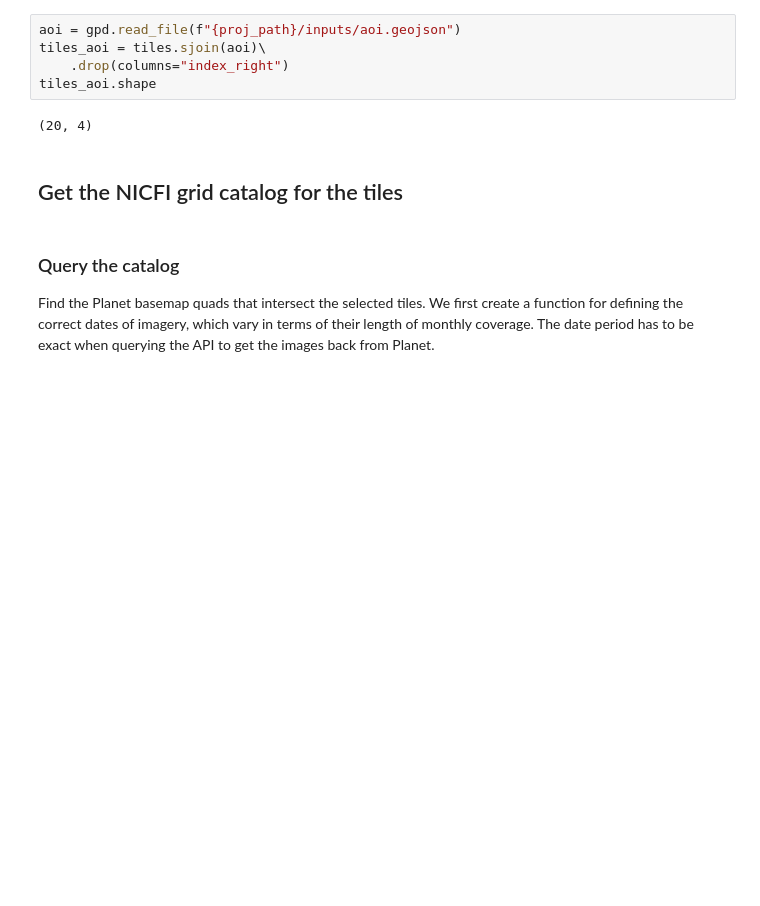
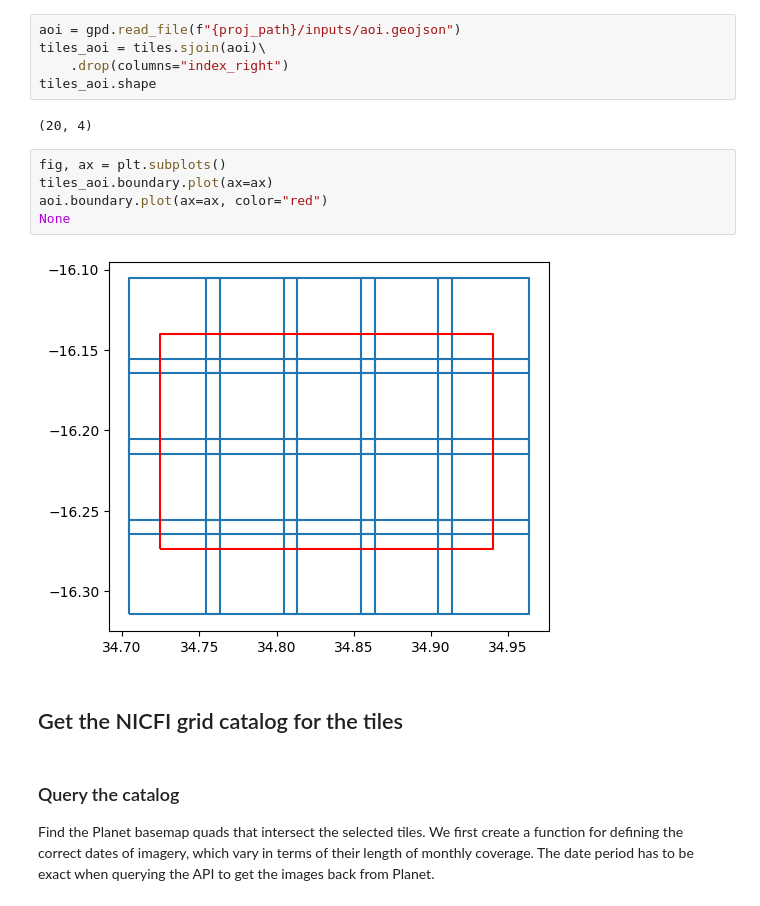
Before and after one commit to agroimpacts/nmeo, a Jupyter notebook: materials/code/notebooks/planet_downloader_retiler.ipynb, the cells around one changed output. Saved outputs shown, nothing was run; the diff lists cells and outputs as text; blank space fills up the shorter version.

```diff
--- a/materials/code/notebooks/planet_downloader_retiler.ipynb
+++ b/materials/code/notebooks/planet_downloader_retiler.ipynb
@@ -153,6 +162,13 @@ tiles_aoi = tiles.sjoin(aoi)\
 tiles_aoi.shape
 # %% [output]
 (20, 4)
+# %%
+fig, ax = plt.subplots()
+tiles_aoi.boundary.plot(ax=ax)
+aoi.boundary.plot(ax=ax, color="red")
+None
+# %% [output]
+[figure, added]
 # %% [markdown]
 ## Get the NICFI grid catalog for the tiles
 # %% [markdown]
```
Also changed, not shown: parts of 36 cells of this notebook.
